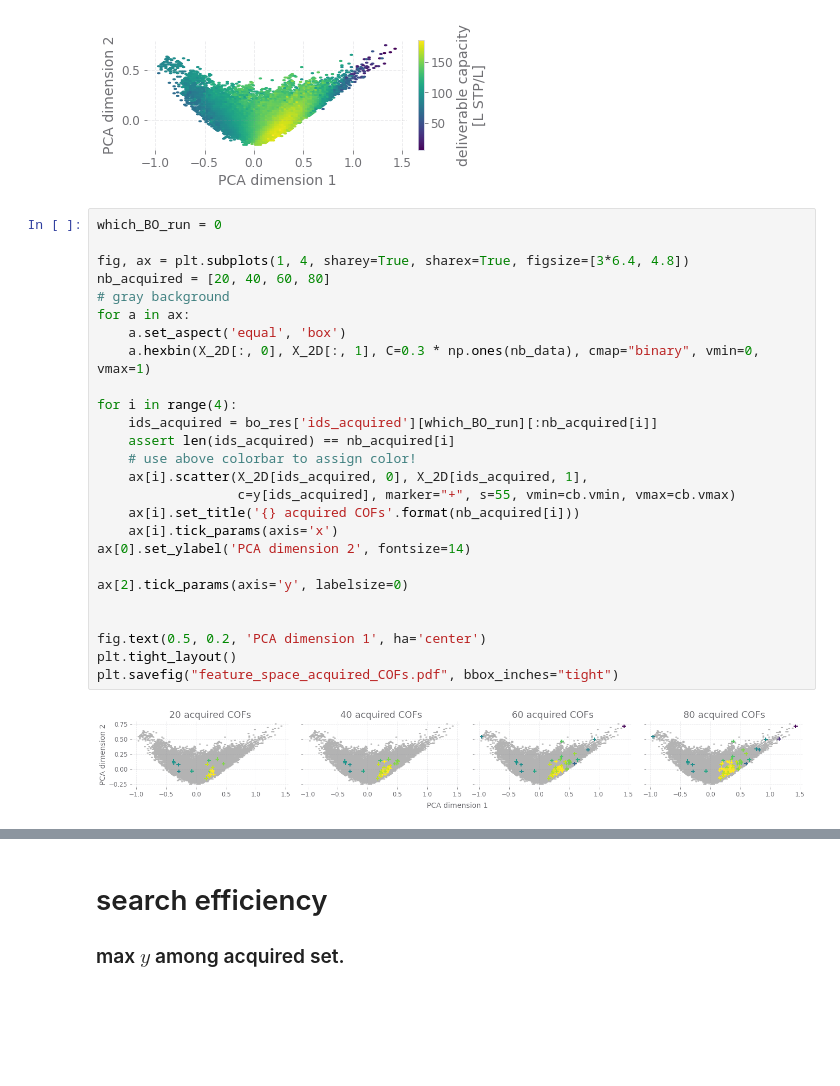
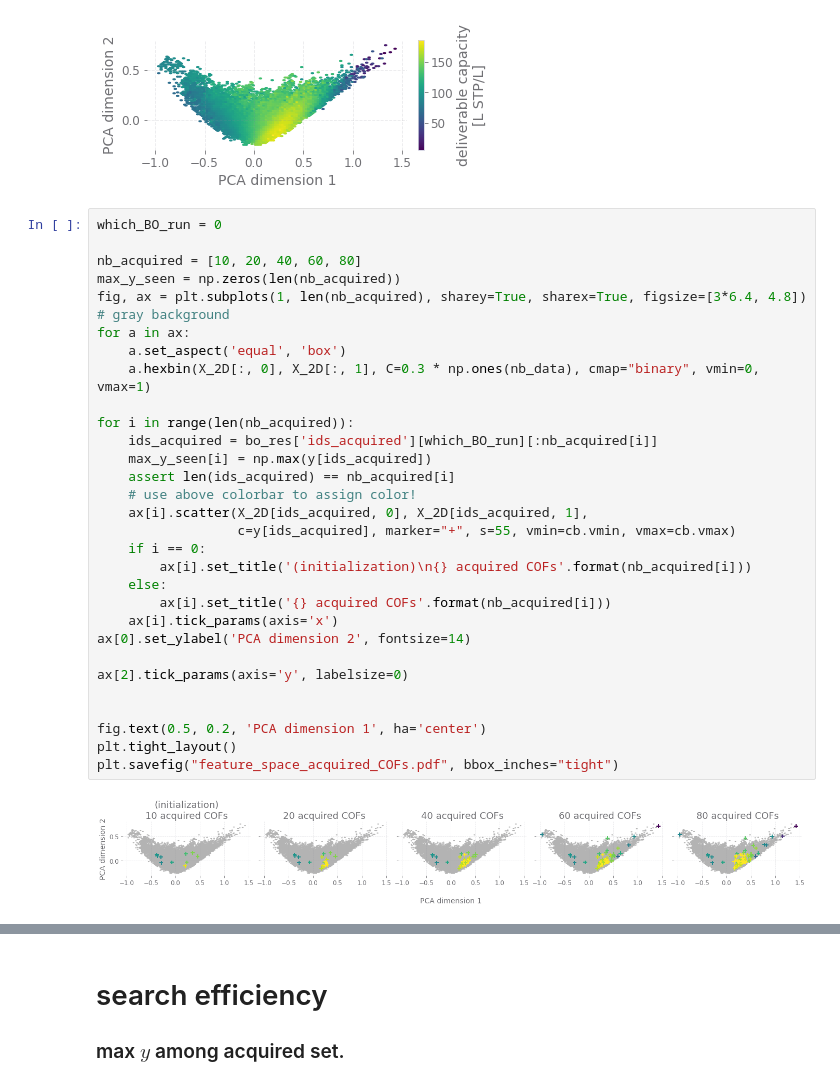
Before and after one commit to aryandeshwal/BO_of_COFs, a Jupyter notebook: new/viz.ipynb, the cells around one changed output, grey strips where cells are left out. Saved outputs shown, nothing was run; the diff lists cells and outputs as text; blank space fills up the shorter version.

Commit message:
viz search efficiency curve for acquired set example. show initial gathered set too.

```diff
--- a/new/viz.ipynb
+++ b/new/viz.ipynb
@@ -80,28 +78,33 @@ plt.savefig('feature_space_colored_by_DC.pdf')
 # %%
 which_BO_run = 0
 
-fig, ax = plt.subplots(1, 4, sharey=True, sharex=True, figsize=[3*6.4, 4.8])
-nb_acquired = [20, 40, 60, 80]
+nb_acquired = [10, 20, 40, 60, 80]
+max_y_seen = np.zeros(len(nb_acquired))
+fig, ax = plt.subplots(1, len(nb_acquired), sharey=True, sharex=True, figsize=[3*6.4, 4.8])
 # gray background
 for a in ax:
     a.set_aspect('equal', 'box')
     a.hexbin(X_2D[:, 0], X_2D[:, 1], C=0.3 * np.ones(nb_data), cmap="binary", vmin=0, vmax=1)
 
-for i in range(4):
+for i in range(len(nb_acquired)):
     ids_acquired = bo_res['ids_acquired'][which_BO_run][:nb_acquired[i]]
+    max_y_seen[i] = np.max(y[ids_acquired])
     assert len(ids_acquired) == nb_acquired[i]
     # use above colorbar to assign color!
     ax[i].scatter(X_2D[ids_acquired, 0], X_2D[ids_acquired, 1],
                   c=y[ids_acquired], marker="+", s=55, vmin=cb.vmin, vmax=cb.vmax)
-    ax[i].set_title('{} acquired COFs'.format(nb_acquired[i]))
+    if i == 0:
+        ax[i].set_title('(initialization)\n{} acquired COFs'.format(nb_acquired[i]))
+    else:
+        ax[i].set_title('{} acquired COFs'.format(nb_acquired[i]))
     ax[i].tick_params(axis='x')
 ax[0].set_ylabel('PCA dimension 2', fontsize=14)
 
 ax[2].tick_params(axis='y', labelsize=0)
 
 
 fig.text(0.5, 0.2, 'PCA dimension 1', ha='center')
 plt.tight_layout()
 plt.savefig("feature_space_acquired_COFs.pdf", bbox_inches="tight")
 # %% [output]
-[figure, old version]
+[figure, new version]
```
Also changed, not shown: parts of 2 cells of this notebook.
